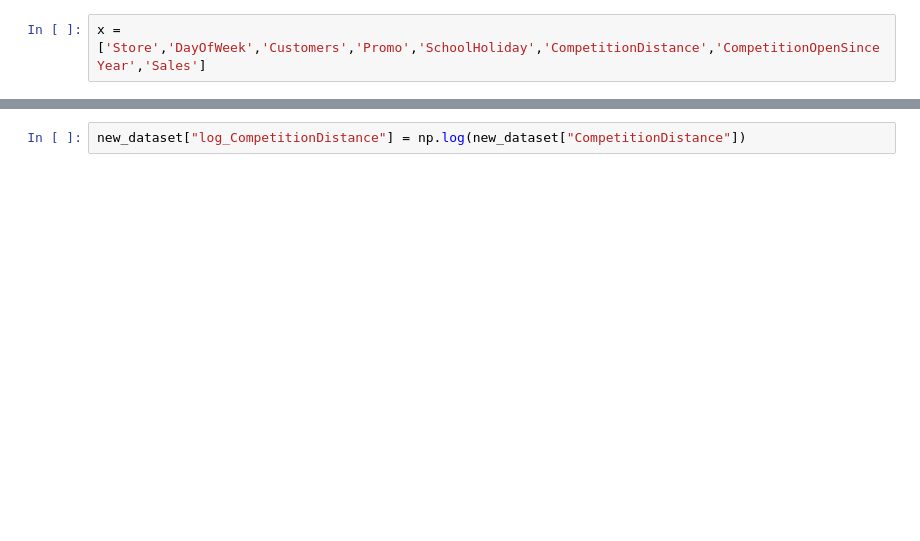
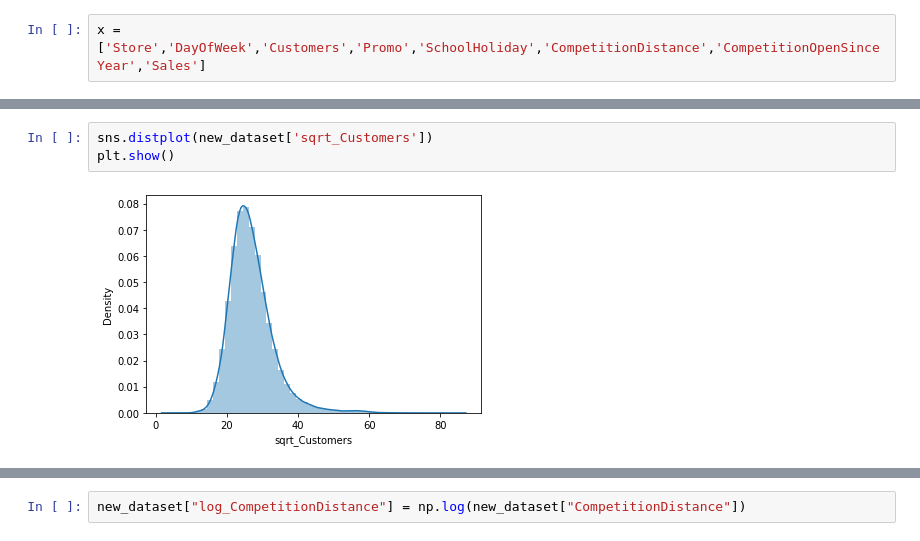
Before and after one commit to saumyadash9/Saumya-Dash-Rossmann-Sales-Prediction---Capstone-Project.ipynb, a Jupyter notebook: Saumya_Dash_Rossmann_Sales_Prediction_Capstone_Project.ipynb, the cells around one changed output, grey strips where cells are left out. Drawn from its saved outputs; the diff is of its cells as text; blank space fills up the shorter version.

```diff
--- a/Saumya_Dash_Rossmann_Sales_Prediction_Capstone_Project.ipynb
+++ b/Saumya_Dash_Rossmann_Sales_Prediction_Capstone_Project.ipynb
@@ -310 +425,6 @@ plt.show()
+# %%
+sns.distplot(new_dataset['sqrt_Customers'])
+plt.show()
+# %% [output]
+[figure, added]
 # %%
```
Also changed, not shown: parts of 75 cells of this notebook.
